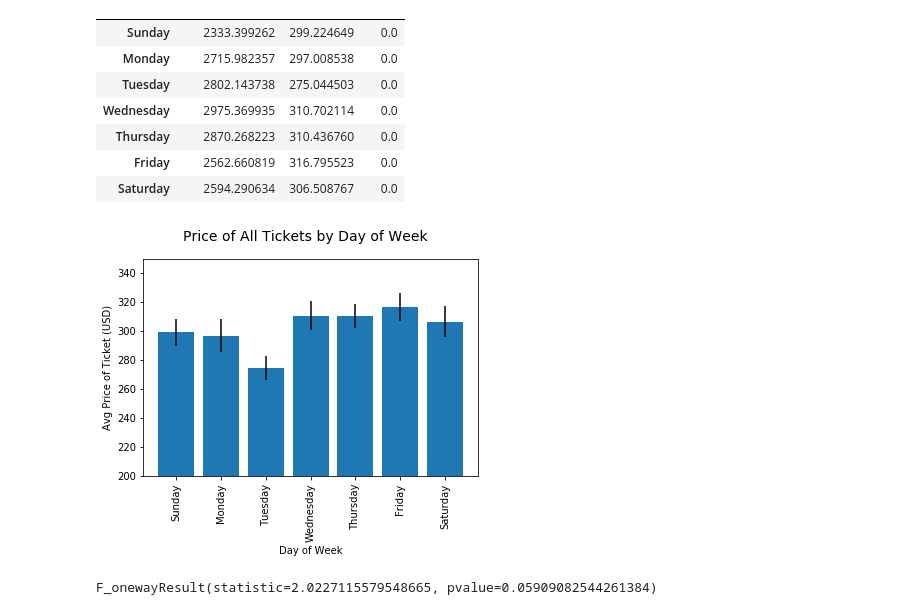
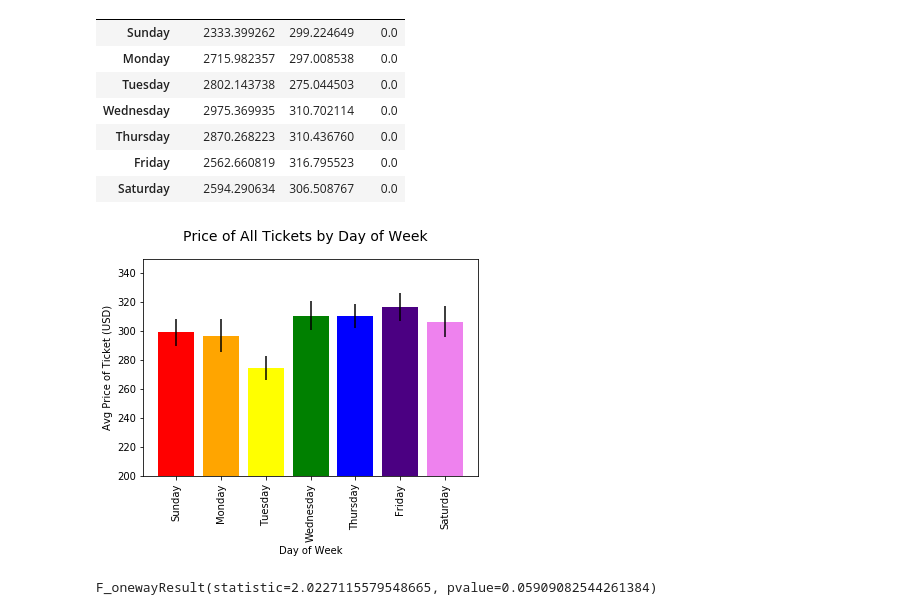
Before and after one commit to ajbinkley/project-one, a Jupyter notebook: Day of Week.ipynb, the cells around one changed output. Cells and saved outputs as stored; diff of their text form; code cells hidden in the pictures.

Commit message:
Added color to Day of Week graph

```diff
--- a/Day of Week.ipynb
+++ b/Day of Week.ipynb
@@ -144,17 +145,19 @@ weekdayavgs
 # %%
 # Visualize ticket cost average
 coords=range(7)
+colors=[cm.jet(i/8.) for i in range (7)]
+colors=['red', 'orange', 'yellow','green','blue','indigo','violet']
 
-plt.bar(range(7),weekdayavgs['Price (USD)'],tick_label=weekdayindex,yerr=weekdaysems['Price (USD)'])
+bar=plt.bar(range(7),weekdayavgs['Price (USD)'],tick_label=weekdayindex,yerr=weekdaysems['Price (USD)'],color=colors)
 plt.xticks(range(7),rotation='vertical')
 plt.ylabel('Avg Price of Ticket (USD)')
 plt.ylim([200,350])
 plt.xlabel('Day of Week')
 plt.suptitle('Price of All Tickets by Day of Week', fontsize=14)
 
 plt.savefig('Figures/Avg Price by Day of Week.png',bbox_inches='tight')
 # %% [output]
-[figure, old version]
+[figure, new version]
 # %%
 # Extract individual groups
 Sundays = allprices_df[allprices_df["Weekday"] == weekdayindex[0]]["Price (USD)"]
```
Also changed, not shown: parts of 1 cell of this notebook, 1 other file.
